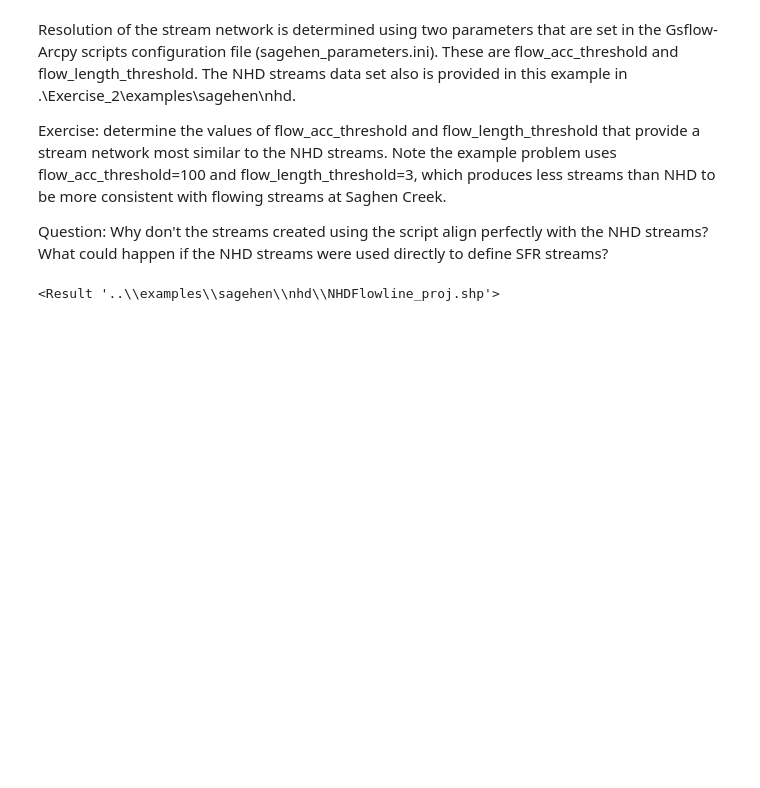
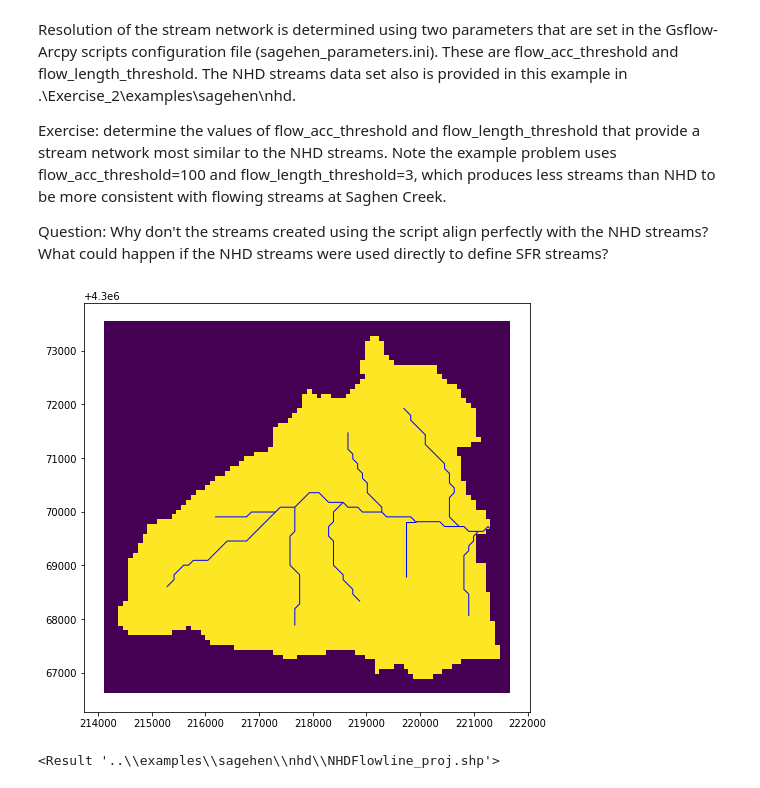
Before and after one commit to rniswon/gsflowID2447_classrepo, a Jupyter notebook: exercises/saghen_prms/notebook/gsflow_sagehen.ipynb, the cells around one changed output. Saved outputs shown, nothing was run; the diff lists cells and outputs as text; code cells hidden in the pictures; blank space fills up the shorter version.

Commit message:
Section to re-run dem_2_streams after adjusting stream thresholds and/or adding subbasin points

```diff
--- a/exercises/saghen_prms/notebook/gsflow_sagehen.ipynb
+++ b/exercises/saghen_prms/notebook/gsflow_sagehen.ipynb
@@ -181,6 +183,29 @@ Resolution of the stream network is determined using two parameters that are set
 Exercise: determine the values of flow_acc_threshold and flow_length_threshold that provide a stream network most similar to the NHD streams. Note the example problem uses flow_acc_threshold=100 and flow_length_threshold=3, which produces less streams than NHD to be more consistent with flowing streams at Saghen Creek.
 
 Question: Why don't the streams created using the script align perfectly with the NHD streams? What could happen if the NHD streams were used directly to define SFR streams?
+# %%
+# re-run dem_2_streams and observe subbasins and/or stream resolution
+script = r"dem_2_streams.py"
+
+cmd=python_exe + " " + os.path.join(arc_gsflow_folder,script)
+cmd = cmd + argument
+os.system(cmd)
+
+fig, ax = plt.subplots()
+ax.set_aspect('equal')
+fn1=r"..\examples\sagehen\shapefiles\watershed_proj.shp"
+fn2=r"..\examples\sagehen\hru_params\flow_rasters\streams.shp"
+fn3=r"..\examples\sagehen\hru_params\hru_params.shp"
+boundary=geopandas.read_file(fn1)
+streams=geopandas.read_file(fn2)
+subbasins=geopandas.read_file(fn3)
+plt.rcParams["figure.figsize"] = (8,8)
+streams.plot(ax=ax,color='none', edgecolor='blue', linewidth=1.0)
+boundary.plot(ax=ax,color='none', edgecolor='black', linewidth=1.0)
+subbasins.plot(column="SUB_BASIN",ax=ax)
+plt.show()
+# %% [output]
+[figure, added]
 # %%
 # input data is in NAD 1983 UTM Zone 11N coordinate system
 input_features = r"..\examples\sagehen\nhd\NHDFlowline.shp"
```
Also changed, not shown: parts of 5 cells of this notebook.
